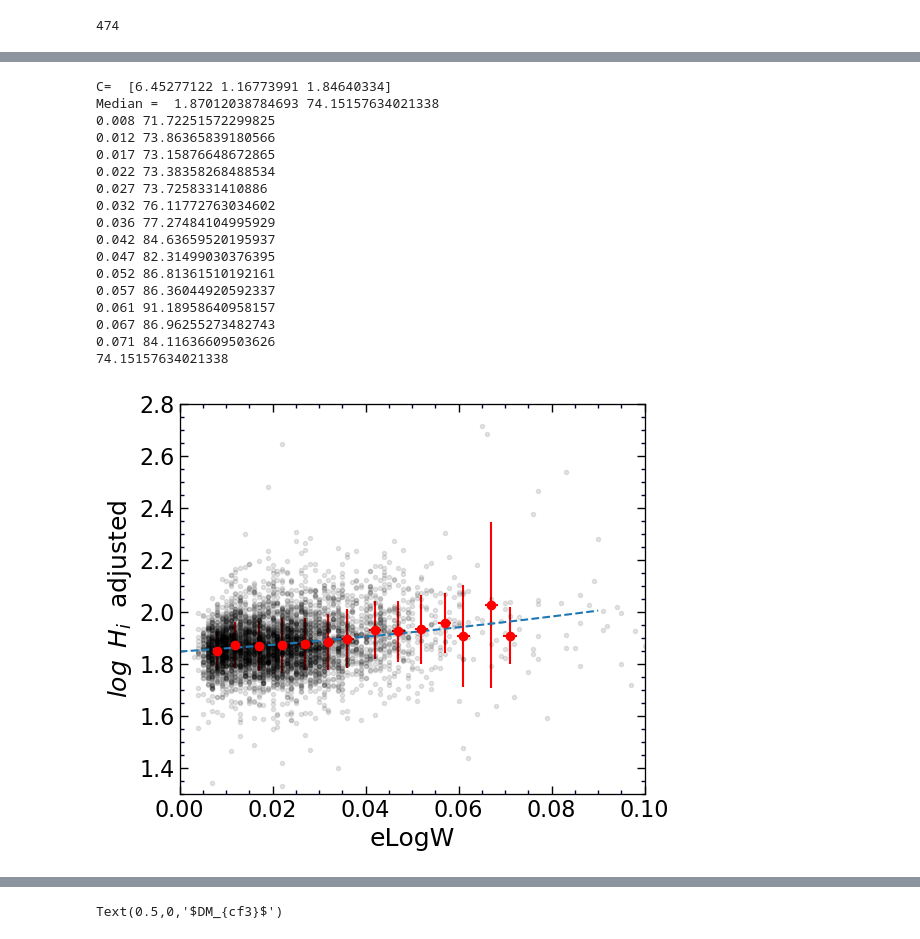
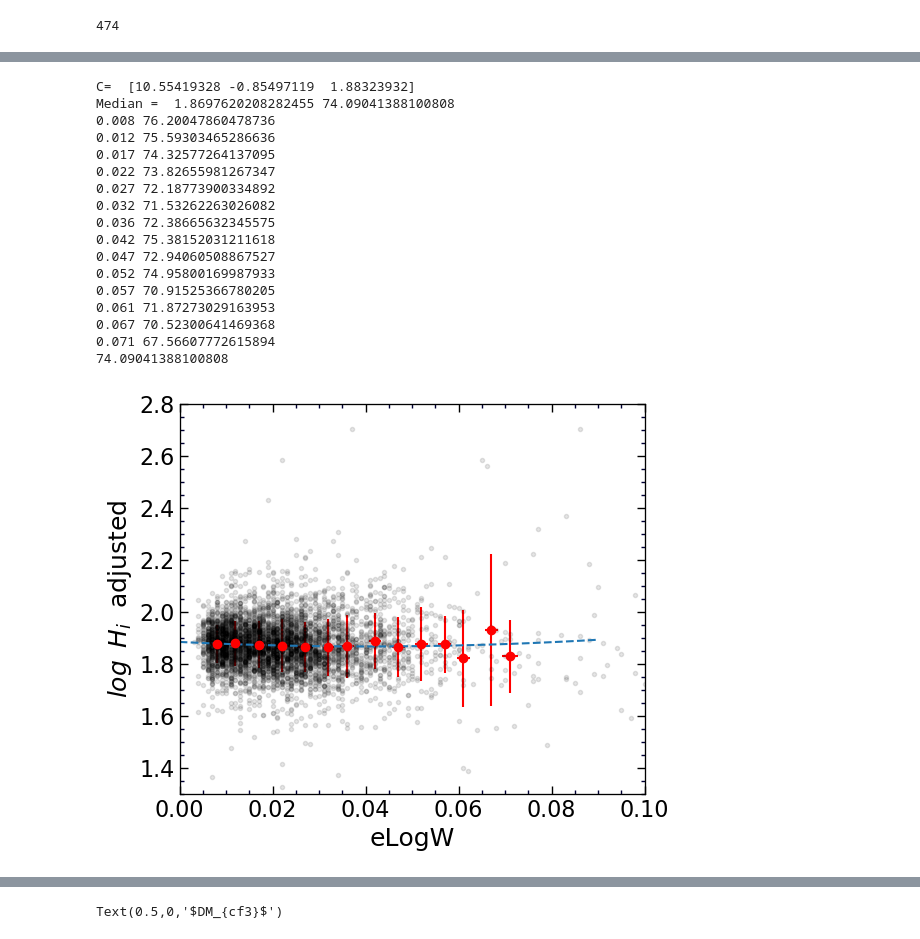
Before and after one commit to ekourkchi/TFcalibrators, a Jupyter notebook: Hubble_param-BandEvaluation.ipynb, the cells around one changed output, grey strips where cells are left out. Saved outputs shown, nothing was run; the diff lists cells and outputs as text; code cells hidden in the pictures.

```diff
--- a/Hubble_param-BandEvaluation.ipynb
+++ b/Hubble_param-BandEvaluation.ipynb
@@ -482,7 +462,7 @@ v = np.linspace(-5, 5, 50)
 c, cov = np.polyfit(X, Y, 2, w=1./Ye, cov=True)
 ax.plot(v,c[0]*v**2+c[1]*v+c[2], '--')
 
-Y = Y - (c[0]*X**2+c[1]*X+c[2]) + med
+# Y = Y - (c[0]*X**2+c[1]*X+c[2]) + med
 
 print c
 med = np.median(Y)
@@ -650,52 +626,52 @@ for i in np.arange(0.005,0.08,0.005):
     for ii in range(len(X)):
         xi = X[ii]
         if xi>=i and xi<i+0.005:# and ID[ii] in pgc_cf3:
             xp.append(xi)
             yp.append(Y[ii])
             ype.append(Ye[ii])
     if len(xp)>10:
         sqN = np.sqrt(len(xp))
 
         yp = np.asarray(yp)
         xp = np.asarray(xp)
         ype = np.asarray(ype)
         yy =  np.sum(yp/ype)/np.sum(1./ype)
         ax.errorbar(np.median(xp), yy, yerr=np.std(yp), xerr=np.std(xp), fmt='o',
                     color='r', ms=6)
         print np.median(xp), 10**np.median(yp)
         XL.append(np.median(xp))
         YL.append(np.median(yp))
         YLe.append(np.median(np.std(yp/sqN)))
 
 ax.set_xlabel('eLogW', fontsize=18)
 ax.set_ylabel(r'$log\/\/\/ H_{i}$'+'  adjusted', fontsize=18)
 
 
 
 set_axes(ax)
 
 print 10**med
 
-Y = Y - (c[0]*X**2+c[1]*X+c[2]) + med
+# Y = Y - (c[0]*X**2+c[1]*X+c[2]) + med
 # %% [output]
-C=  [6.45277122 1.16773991 1.84640334]
-Median =  1.87012038784693 74.15157634021338
-0.008 71.72251572299825
-0.012 73.86365839180566
-0.017 73.15876648672865
-0.022 73.38358268488534
-0.027 73.7258331410886
-0.032 76.11772763034602
-0.036 77.27484104995929
-0.042 84.63659520195937
-0.047 82.31499030376395
-0.052 86.81361510192161
-0.057 86.36044920592337
-0.061 91.18958640958157
-0.067 86.96255273482743
-0.071 84.11636609503626
-74.15157634021338
+C=  [10.55419328 -0.85497119  1.88323932]
+Median =  1.8697620208282455 74.09041388100808
+0.008 76.20047860478736
+0.012 75.59303465286636
+0.017 74.32577264137095
+0.022 73.82655981267347
+0.027 72.18773900334892
+0.032 71.53262263026082
+0.036 72.38665632345575
+0.042 75.38152031211618
+0.047 72.94060508867527
+0.052 74.95800169987933
+0.057 70.91525366780205
+0.061 71.87273029163953
+0.067 70.52300641469368
+0.071 67.56607772615894
+74.09041388100808
-[figure, old version]
+[figure, new version]
 # %%
 fig = py.figure(figsize=(5,5), dpi=100)
 fig.subplots_adjust(wspace=0, top=0.9, bottom=0.12, left=0.05, right=0.98)
```
Also changed, not shown: parts of 35 cells of this notebook, 1 other file.
